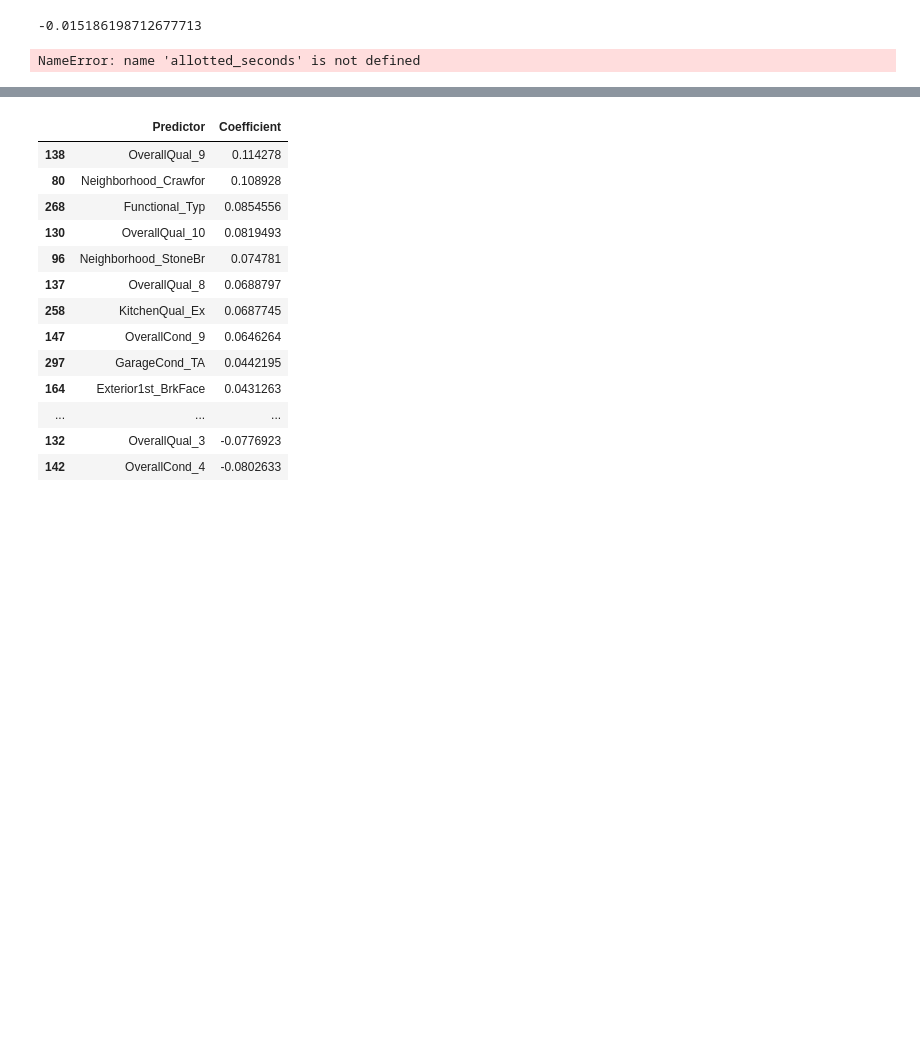
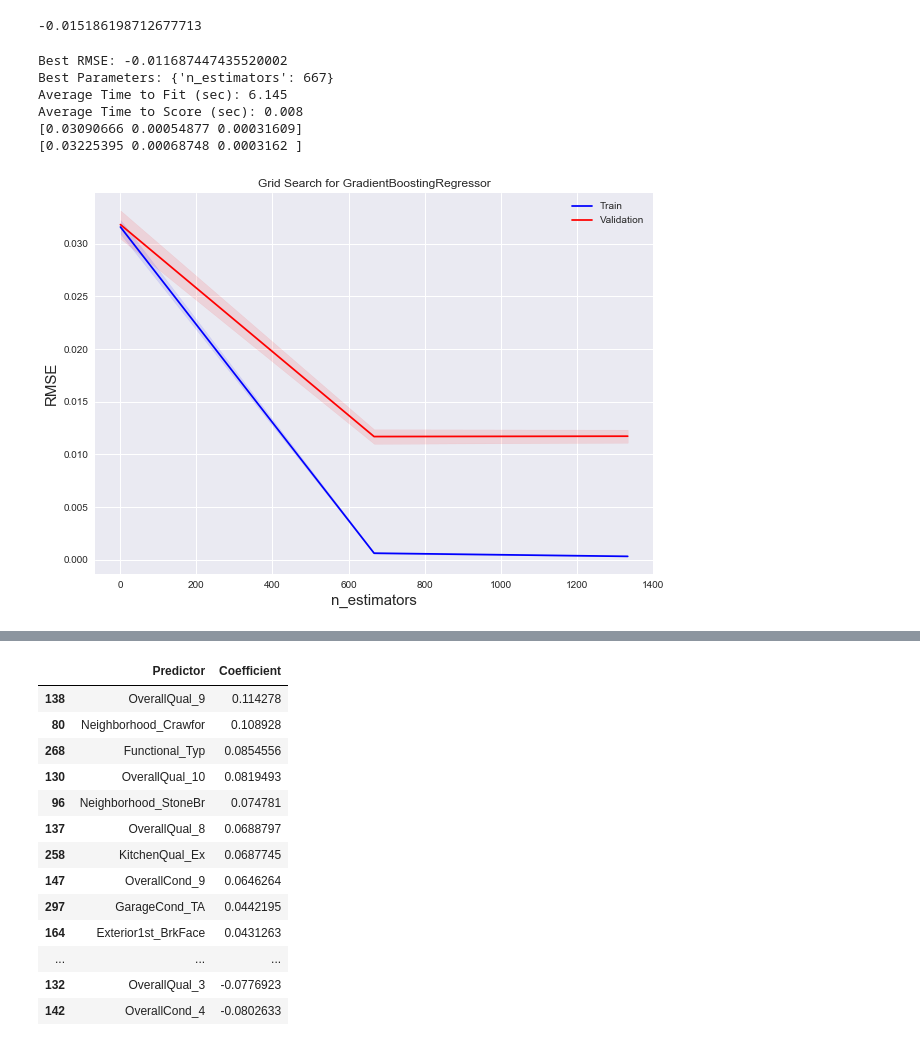
Before and after one commit to bircanfarro/Project_Makbi, a Jupyter notebook: LogarithmicSearch.ipynb, the cells around one changed output, grey strips where cells are left out. Drawn from its saved outputs; the diff is of its cells as text; code cells hidden in the pictures; blank space fills up the shorter version.

Commit message:
updated, to let you pass list of 'requirements'; currently recognizes 'int' and 'pos'

```diff
--- a/LogarithmicSearch.ipynb
+++ b/LogarithmicSearch.ipynb
@@ -374,11 +374,19 @@ def bestModelFromGrid(model, params, X, y):
 # %%
 import time
 def log_search(model, param_name, central_point, search_radius, X, y,splitting_factor=3, allotted_minutes = 1,
-               tolerance=1e-4,prev_error=None):
+               tolerance=1e-4,prev_error=None, requirements=None):
     allotted_seconds = allotted_minutes * 60
-
     step = search_radius*2/splitting_factor
     start_point = central_point - search_radius
+
+    if requirements:
+        if 'int' in requirements:
+            step = int(step)
+            start_point = int(start_point)
+            central_point = int(central_point)
+        if 'pos' in requirements and start_point <= 0:
+            start_point = 1
+
     start_time = time.time()
     params = [dict([(param_name,[start_point + i * step for i in range(splitting_factor)] )])]
     result = bestModelFromGrid(model, params,X,y)
@@ -442,10 +450,21 @@ Best parameters set found on development set:
 
 Grid scores on development set: See next cell
 -0.015186198712677713
-# %%
-allotted_seconds
-# %% [output]
-NameError: name 'allotted_seconds' is not defined
+# %%
+from sklearn.ensemble import GradientBoostingRegressor
+model = GradientBoostingRegressor(n_estimators = 2000, max_depth = 5, learning_rate = 0.05)
+param_range = [ 20, 100, 500, 1000, 2000 ]
+grid1 = [{'n_estimators': param_range}]
+grid1= log_search(model=model, param_name = 'n_estimators', central_point=1000,search_radius=999,
+                  X=X_train, y=np.log(y_train),tolerance=1e-3, requirements = ['int']) #choose 1000
+# %% [output]
+Best RMSE: -0.011687447435520002
+Best Parameters: {'n_estimators': 667}
+Average Time to Fit (sec): 6.145
+Average Time to Score (sec): 0.008
+[0.03090666 0.00054877 0.00031609]
+[0.03225395 0.00068748 0.0003162 ]
+[figure, added]
 # %% [markdown]
 <a name="predictors"></a>
 # %%
```
Also changed, not shown: parts of 1 cell of this notebook.
